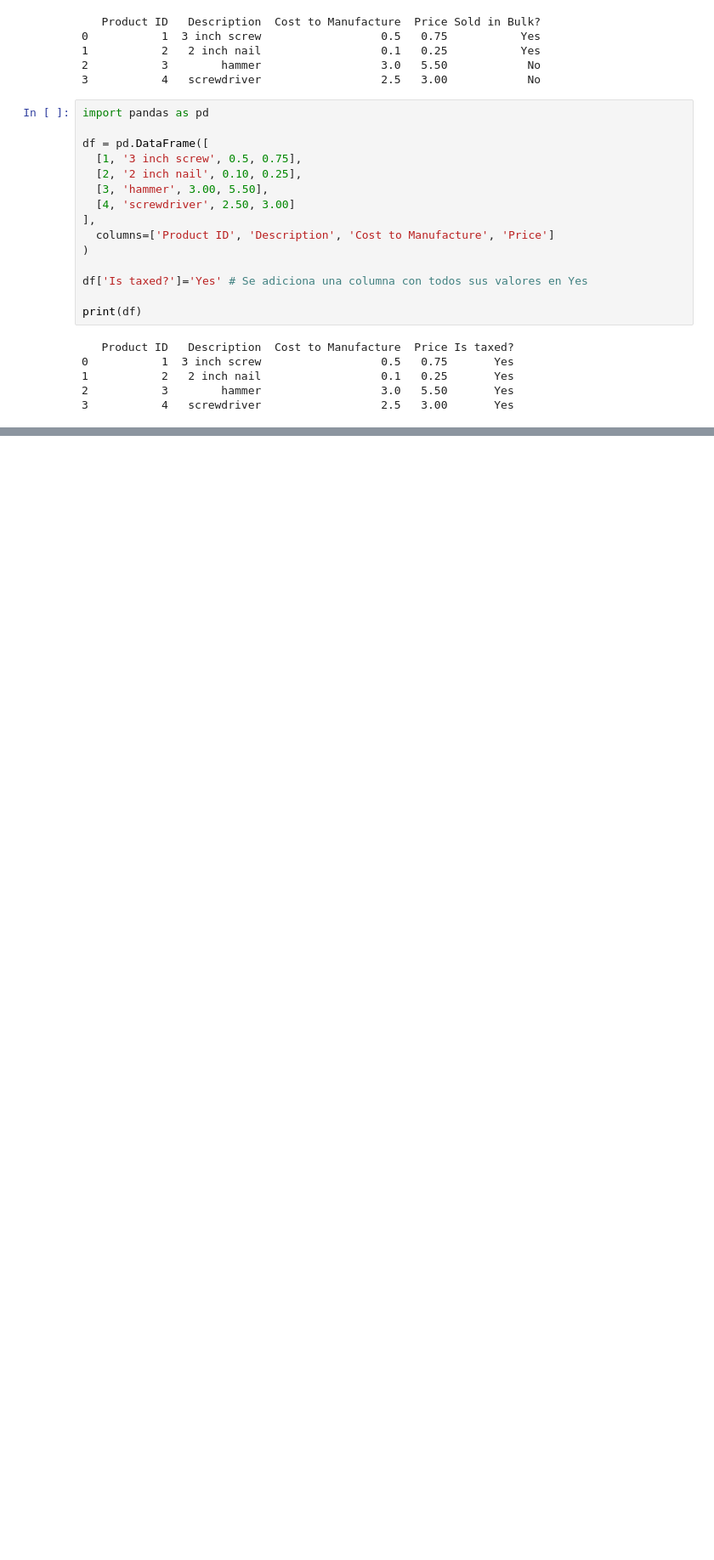
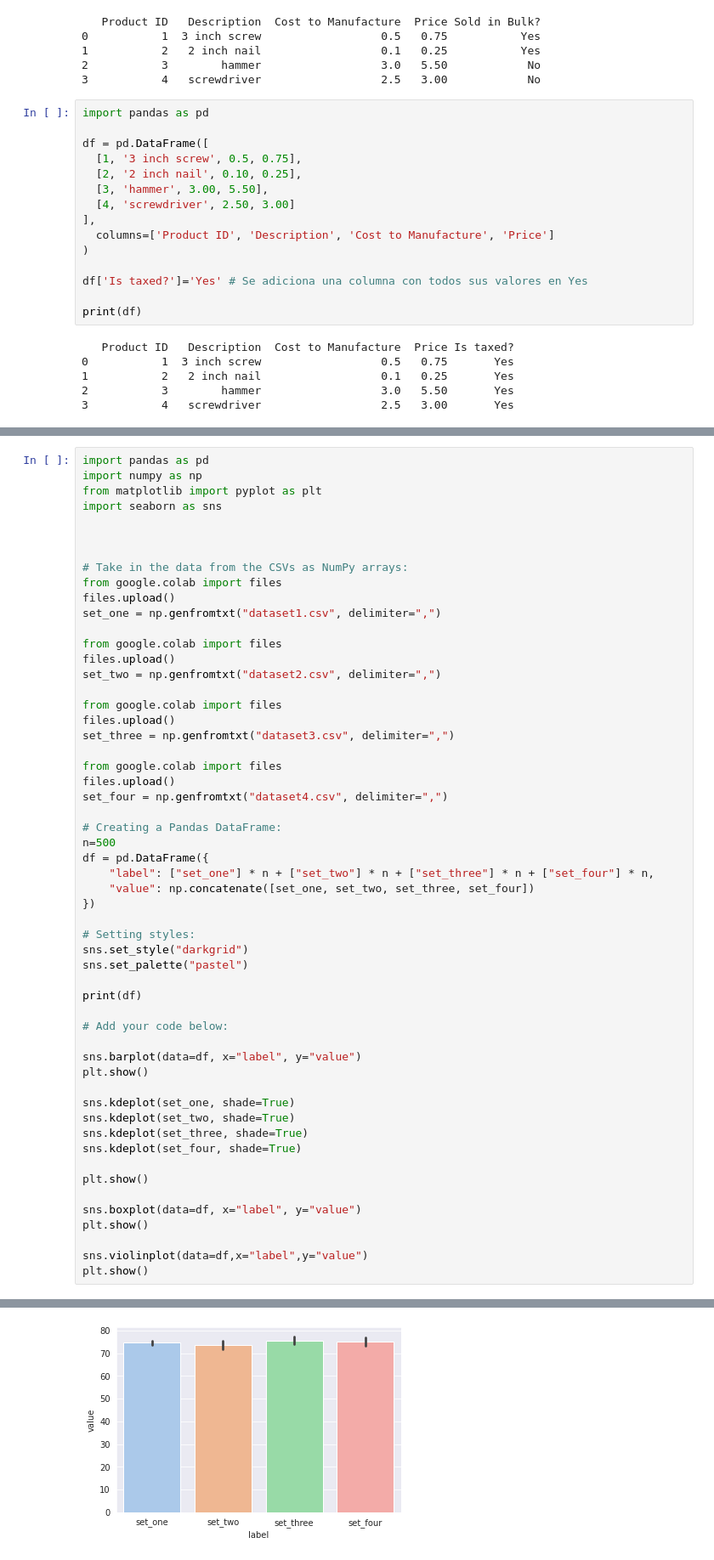
Before and after one commit to tamayoram/DataScienceCodecademy, a Jupyter notebook: VisualizeData.ipynb, the cells around one changed output, grey strips where cells are left out. Shown: that part at 85% size. Cells and saved outputs as stored; diff of their text form; blank space fills up the shorter version.

```diff
--- a/VisualizeData.ipynb
+++ b/VisualizeData.ipynb
@@ -1109,0 +1371,56 @@ print(df)
+# %%
+import pandas as pd
+import numpy as np
+from matplotlib import pyplot as plt
+import seaborn as sns
+
+
+
+# Take in the data from the CSVs as NumPy arrays:
+from google.colab import files
+files.upload()
+set_one = np.genfromtxt("dataset1.csv", delimiter=",")
+
+from google.colab import files
+files.upload()
+set_two = np.genfromtxt("dataset2.csv", delimiter=",")
+
+from google.colab import files
+files.upload()
+set_three = np.genfromtxt("dataset3.csv", delimiter=",")
+
+from google.colab import files
+files.upload()
+set_four = np.genfromtxt("dataset4.csv", delimiter=",")
+
+# Creating a Pandas DataFrame:
+n=500
+df = pd.DataFrame({
+    "label": ["set_one"] * n + ["set_two"] * n + ["set_three"] * n + ["set_four"] * n,
+    "value": np.concatenate([set_one, set_two, set_three, set_four])
+})
+
+# Setting styles:
+sns.set_style("darkgrid")
+sns.set_palette("pastel")
+
+print(df)
+
+# Add your code below:
+
+sns.barplot(data=df, x="label", y="value")
+plt.show()
+
+sns.kdeplot(set_one, shade=True)
+sns.kdeplot(set_two, shade=True)
+sns.kdeplot(set_three, shade=True)
+sns.kdeplot(set_four, shade=True)
+
+plt.show()
+
+sns.boxplot(data=df, x="label", y="value")
+plt.show()
+
+sns.violinplot(data=df,x="label",y="value")
+plt.show()
+# %% [output]
@@ -1109,0 +1449 @@ print(df)
+[figure, added]
```
Also changed, not shown: parts of 13 cells of this notebook.
